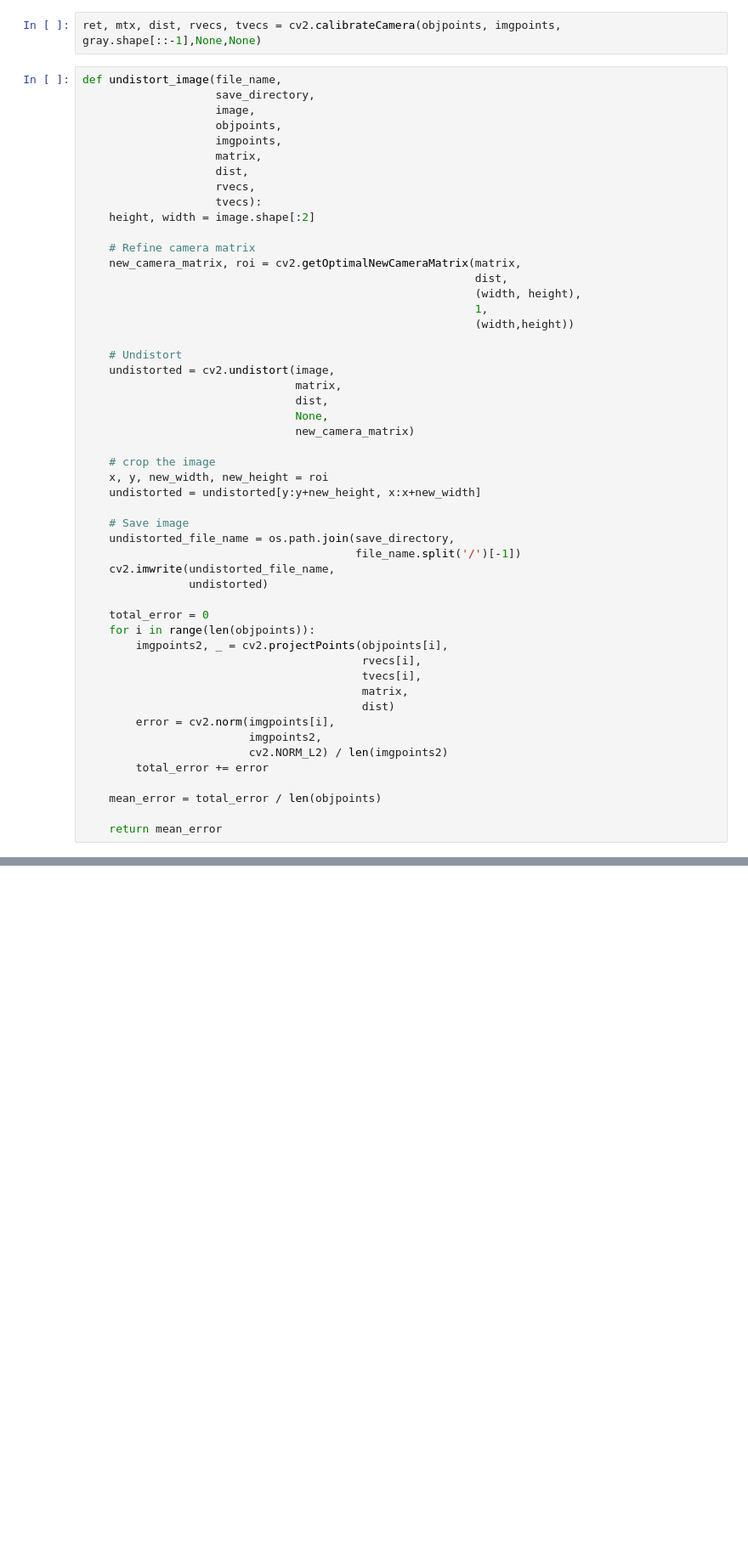
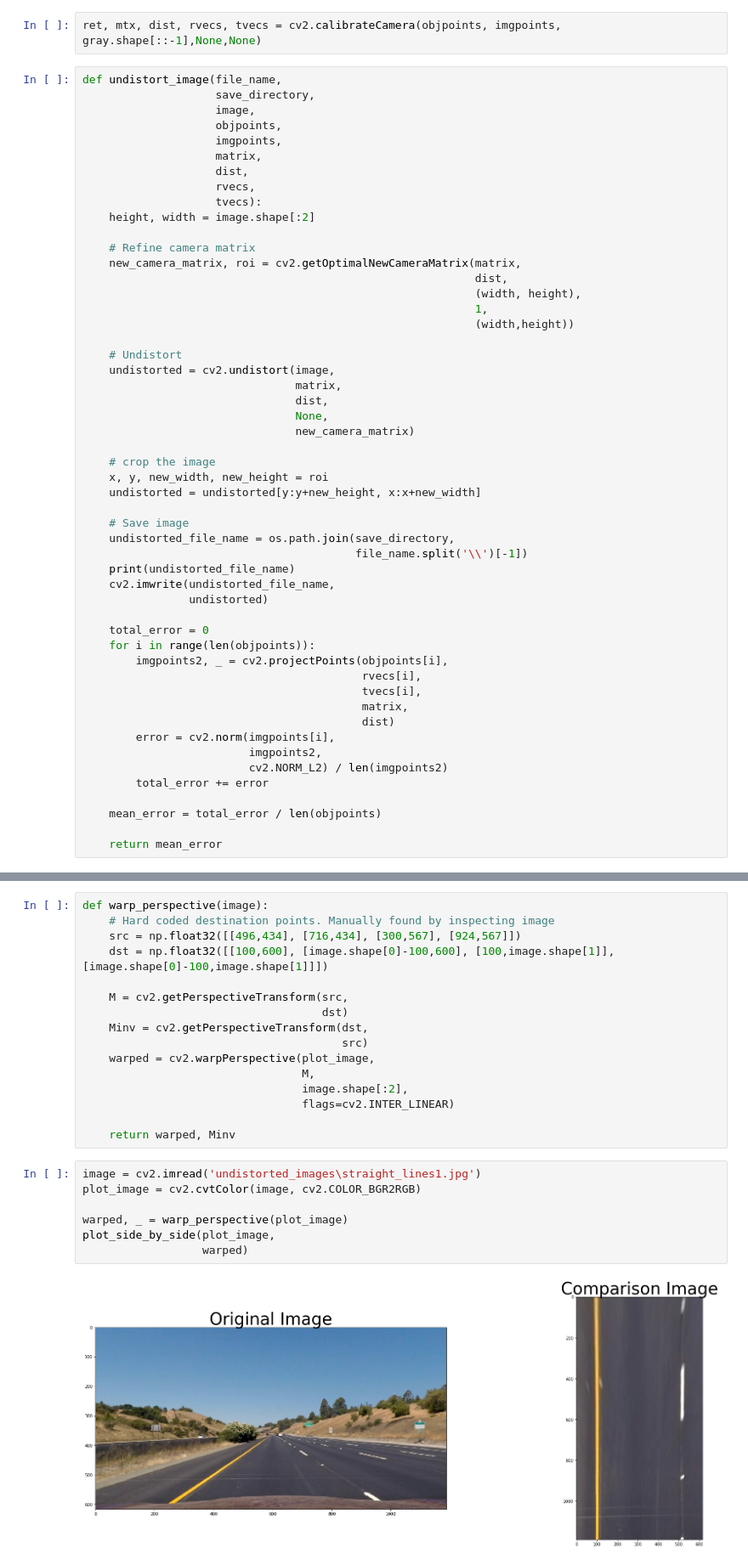
Before and after one commit to inJeans/CarND-Advanced-Lane-Lines, a Jupyter notebook: advanced_lane_finding.ipynb, the cells around one changed output, grey strips where cells are left out. Shown at 85% size. Cells and saved outputs as stored; diff of their text form; blank space fills up the shorter version.

```diff
--- a/advanced_lane_finding.ipynb
+++ b/advanced_lane_finding.ipynb
@@ -160,7 +164,8 @@ def undistort_image(file_name,
 
     # Save image
     undistorted_file_name = os.path.join(save_directory,
-                                         file_name.split('/')[-1])
+                                         file_name.split('\\')[-1])
+    print(undistorted_file_name)
     cv2.imwrite(undistorted_file_name,
                 undistorted)
 
@@ -205,3 +218,28 @@ The average image error is 0.11555696344556035
+# %%
+def warp_perspective(image):
+    # Hard coded destination points. Manually found by inspecting image
+    src = np.float32([[496,434], [716,434], [300,567], [924,567]])
+    dst = np.float32([[100,600], [image.shape[0]-100,600], [100,image.shape[1]], [image.shape[0]-100,image.shape[1]]])
+
+    M = cv2.getPerspectiveTransform(src,
+                                    dst)
+    Minv = cv2.getPerspectiveTransform(dst,
+                                       src)
+    warped = cv2.warpPerspective(plot_image,
+                                 M,
+                                 image.shape[:2],
+                                 flags=cv2.INTER_LINEAR)
+
+    return warped, Minv
+# %%
+image = cv2.imread('undistorted_images\straight_lines1.jpg')
+plot_image = cv2.cvtColor(image, cv2.COLOR_BGR2RGB)
+
+warped, _ = warp_perspective(plot_image)
+plot_side_by_side(plot_image,
+                  warped)
+# %% [output]
+[figure, added]
 # %%
 def apply_colour_mask(image,
                       threshold_low,
```
Also changed, not shown: parts of 14 cells of this notebook.
